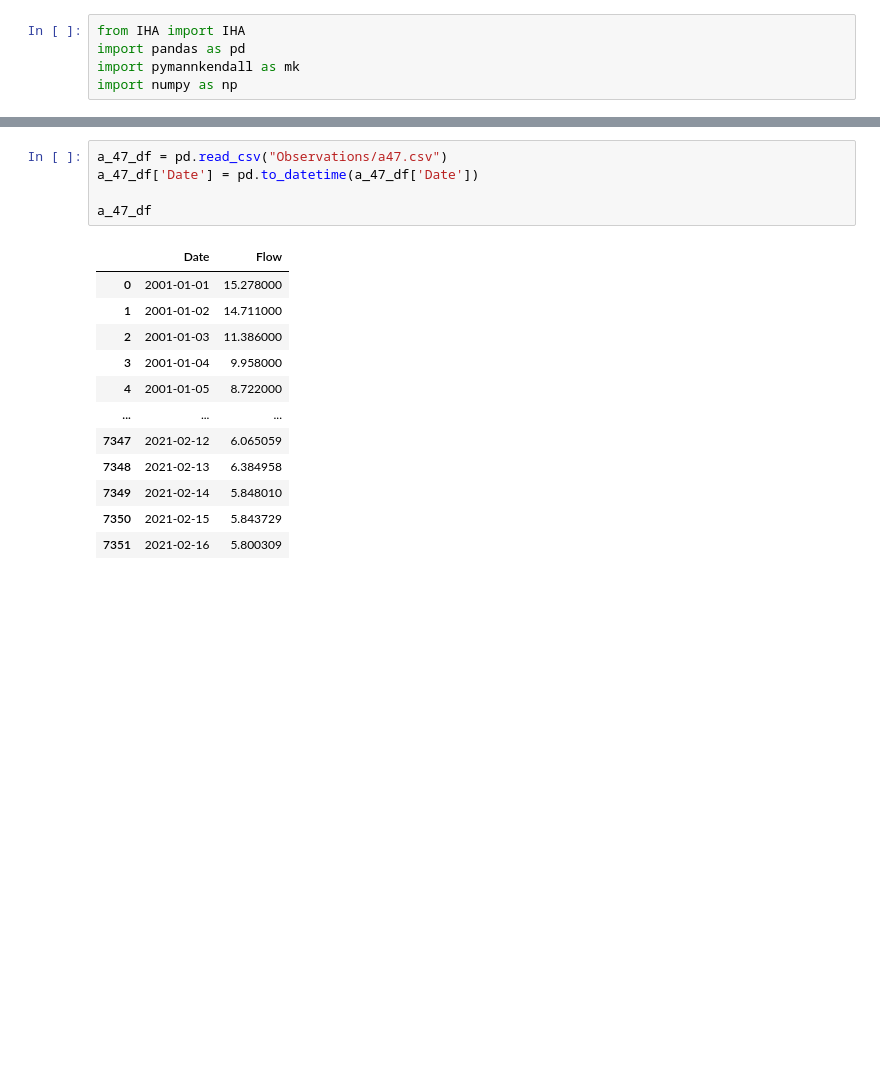
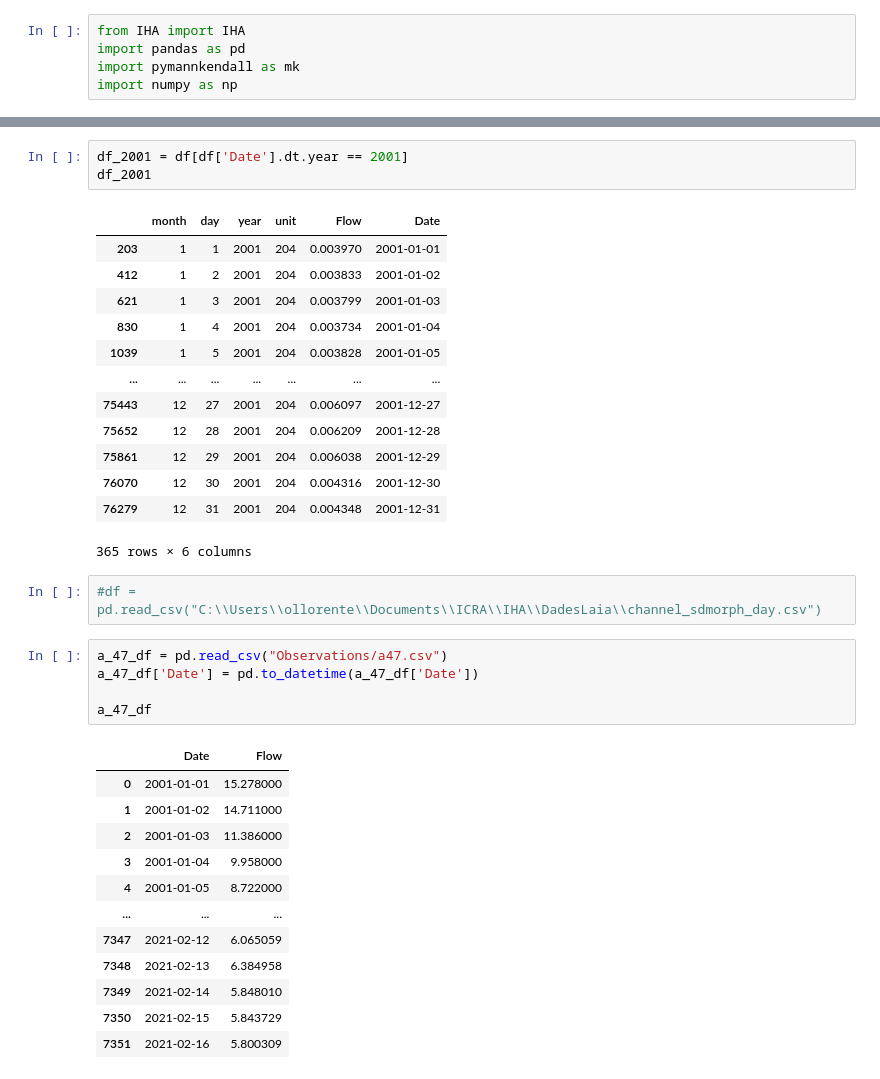
Before and after one commit to icra/IHA, a Jupyter notebook: test.ipynb, the cells around one changed output, grey strips where cells are left out. Cells and saved outputs as stored; diff of their text form; blank space fills up the shorter version.

```diff
--- a/test.ipynb
+++ b/test.ipynb
@@ -39,3 +84,22 @@ df.head()
+# %%
+df_2001 = df[df['Date'].dt.year == 2001]
+df_2001
+# %% [output]
+|  | month | day | year | unit | Flow | Date |
+| 203 | 1 | 1 | 2001 | 204 | 0.003970 | 2001-01-01 |
+| 412 | 1 | 2 | 2001 | 204 | 0.003833 | 2001-01-02 |
+| 621 | 1 | 3 | 2001 | 204 | 0.003799 | 2001-01-03 |
+| 830 | 1 | 4 | 2001 | 204 | 0.003734 | 2001-01-04 |
+| 1039 | 1 | 5 | 2001 | 204 | 0.003828 | 2001-01-05 |
+| ... | ... | ... | ... | ... | ... | ... |
+| 75443 | 12 | 27 | 2001 | 204 | 0.006097 | 2001-12-27 |
+| 75652 | 12 | 28 | 2001 | 204 | 0.006209 | 2001-12-28 |
+| 75861 | 12 | 29 | 2001 | 204 | 0.006038 | 2001-12-29 |
+| 76070 | 12 | 30 | 2001 | 204 | 0.004316 | 2001-12-30 |
+| 76279 | 12 | 31 | 2001 | 204 | 0.004348 | 2001-12-31 |
+365 rows × 6 columns
+# %%
+#df = pd.read_csv("C:\\Users\\ollorente\\Documents\\ICRA\\IHA\\DadesLaia\\channel_sdmorph_day.csv")
 # %%
 a_47_df = pd.read_csv("Observations/a47.csv")
 a_47_df['Date'] = pd.to_datetime(a_47_df['Date'])
```
Also changed, not shown: parts of 34 cells of this notebook, 1 other file.
